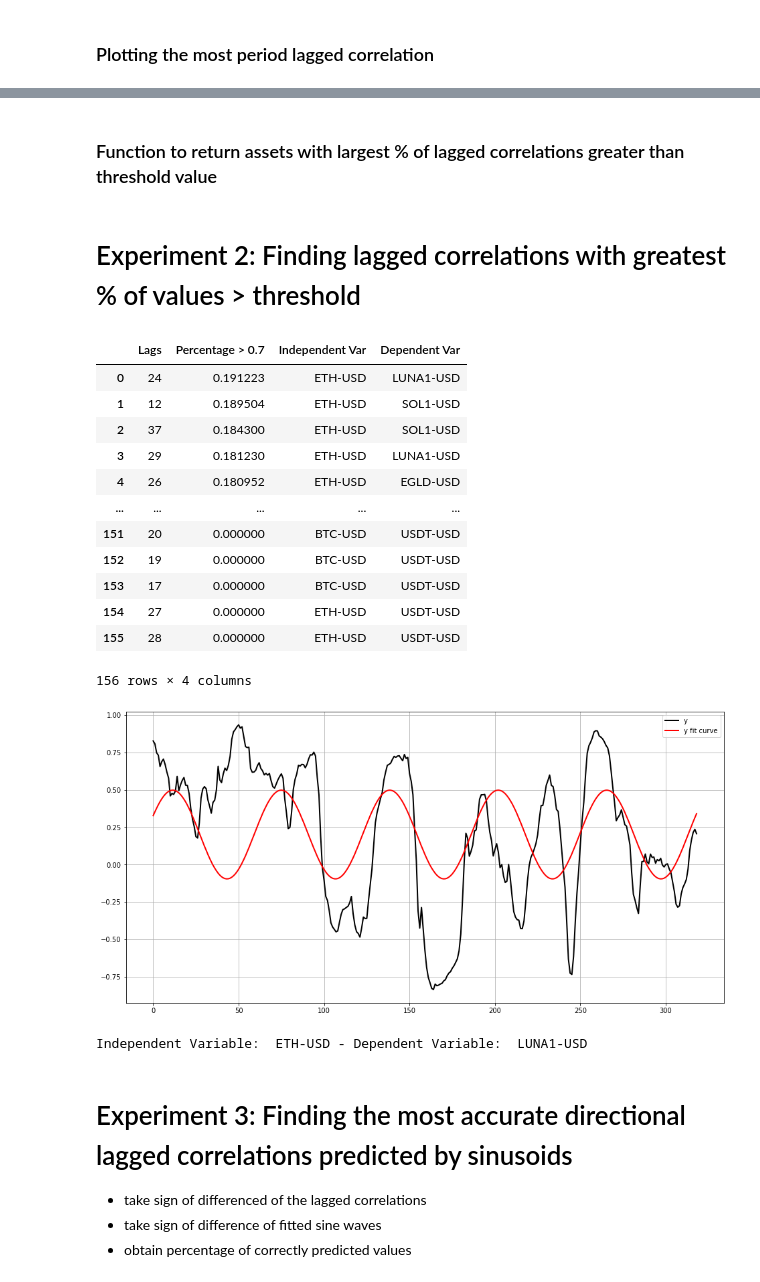
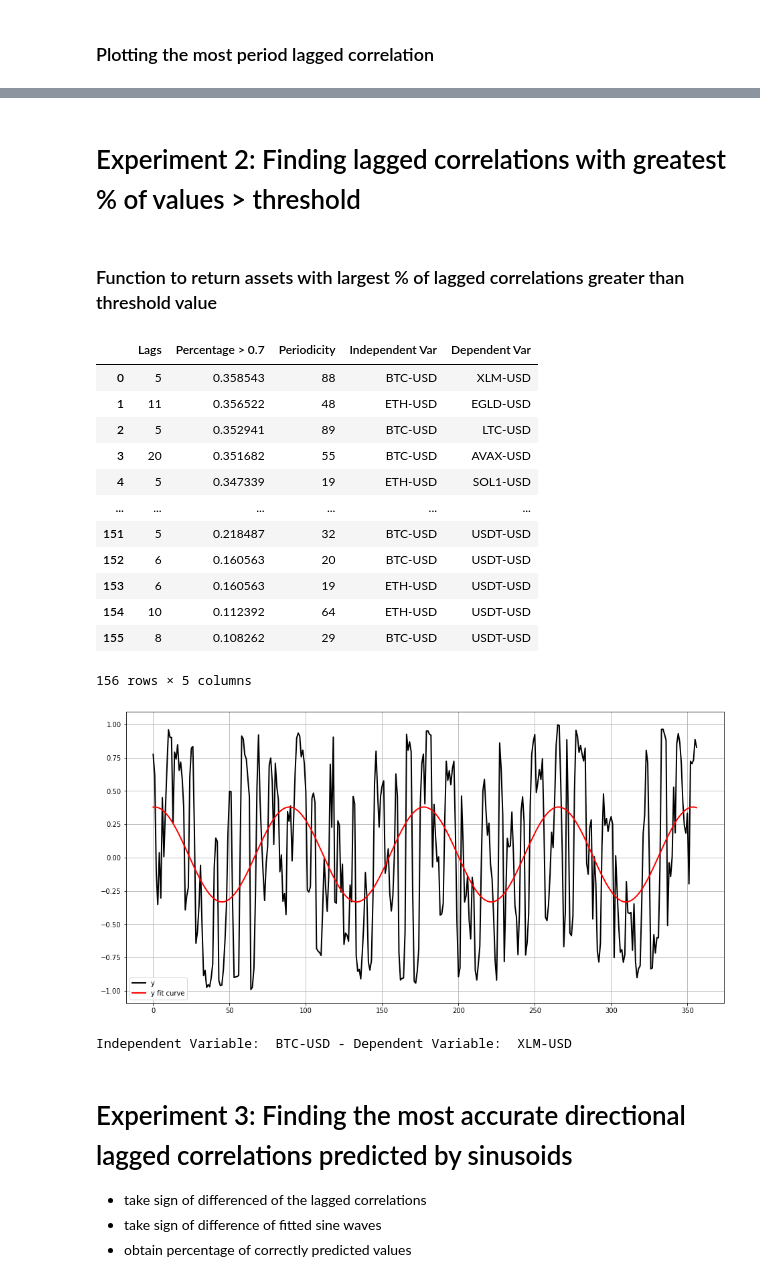
Before and after one commit to surajtirupati/TradingAlgorithms, a Jupyter notebook: crypto/Rolling&Lagged Correlation Analysis.ipynb, the cells around one changed output, grey strips where cells are left out. Cells and saved outputs as stored; diff of their text form; code cells hidden in the pictures.

```diff
--- a/crypto/Rolling&Lagged Correlation Analysis.ipynb
+++ b/crypto/Rolling&Lagged Correlation Analysis.ipynb
@@ -41,7 +42,7 @@ def lag_roll_corr(series1, series2, lag):
     - lagged rolling correlation with series 1 current day values correlated with series 2 future lagged values
     """
     pair = pd.concat([series1, series2], axis=1)
-    pair.iloc[:, 1] = pair.iloc[:, 1].shift(-lag)
+    pair.iloc[:, 0] = pair.iloc[:, 0].shift(lag)
     lagged_rcorr = pair.iloc[:, 0].rolling(lag).corr(pair.iloc[:, 1])
     lagged_rcorr = lagged_rcorr.dropna()
     return lagged_rcorr
@@ -261,7 +263,7 @@ def return_top_lags(predictor, predictee, k):
 
     output = []
 
-    for lag in range(2, 45):
+    for lag in range(2, 30):
 
         #print(lag)
 
@@ -356,31 +356,35 @@ Independent Variable:  BTC-USD - Dependent Variable:  USDT-USD
+# %% [markdown]
+# Experiment 2: Finding lagged correlations with greatest % of values > threshold
 # %% [markdown]
 ### Function to return assets with largest % of lagged correlations greater than threshold value
 # %%
-def return_top_perc(predictor, predictee, k, thresh):
+def return_top_perc(predictor, predictee, k, thresh, lag_range):
 
     output = []
 
-    for lag in range(2, 45):
+    for lag in range(lag_range[0], lag_range[1]):
         lag_roll_pears = lag_roll_corr(predictor, predictee, lag)
         perc = len(lag_roll_pears[abs(lag_roll_pears) > thresh])/len(lag_roll_pears)
-
-        output.append([lag, perc, predictor.name, predictee.name])
+        tt = np.arange(0, len(lag_roll_pears), 1)
+        res = fit_sin(tt, lag_roll_pears)
+        period = int((2*np.pi)/res["omega"])
+        output.append([lag, perc, period, predictor.name, predictee.name])
 
     top_perc = pd.DataFrame(output)
 
-    columns = ["Lags", "Percentage > {}".format(thresh), "Independent Var", "Dependent Var"] # column names
+    columns = ["Lags", "Percentage > {}".format(thresh), "Periodicity", "Independent Var", "Dependent Var"] # column names
 
     top_perc.columns = columns # set col names
 
-    top_perc = top_perc.nsmallest(k, "Percentage > {}".format(thresh))
+    top_perc = top_perc[top_perc["Periodicity"] < 100] # periodicity filter
+
+    top_perc = top_perc.nlargest(k, "Percentage > {}".format(thresh))
 
     return top_perc
-# %% [markdown]
-# Experiment 2: Finding lagged correlations with greatest % of values > threshold
 # %%
 thresh = 0.7
 k = 3
-
+lag_range = [5, 30]
 high_corr = pd.DataFrame()
 
 for j in range(0, 2):
@@ -389,7 +393,7 @@ for j in range(0, 2):
 
     for i in range(2, len(df_close.columns)-1):
         dependent_var = df_close.iloc[:, i]
-        tmp_df = return_top_perc(predictor, dependent_var, k, thresh)
+        tmp_df = return_top_perc(predictor, dependent_var, k, thresh, lag_range)
         high_corr = pd.concat([high_corr, tmp_df], axis=0)
 
 high_corr = high_corr.sort_values(by= "Percentage > {}".format(thresh), ascending=False)
@@ -398,43 +402,45 @@ high_corr = high_corr.reset_index(drop=True)
 
 high_corr
 # %% [output]
-|  | Lags | Percentage > 0.7 | Independent Var | Dependent Var |
-| 0 | 24 | 0.191223 | ETH-USD | LUNA1-USD |
-| 1 | 12 | 0.189504 | ETH-USD | SOL1-USD |
-| 2 | 37 | 0.184300 | ETH-USD | SOL1-USD |
-| 3 | 29 | 0.181230 | ETH-USD | LUNA1-USD |
-| 4 | 26 | 0.180952 | ETH-USD | EGLD-USD |
-| ... | ... | ... | ... | ... |
-| 151 | 20 | 0.000000 | BTC-USD | USDT-USD |
-| 152 | 19 | 0.000000 | BTC-USD | USDT-USD |
-| 153 | 17 | 0.000000 | BTC-USD | USDT-USD |
-| 154 | 27 | 0.000000 | ETH-USD | USDT-USD |
-| 155 | 28 | 0.000000 | ETH-USD | USDT-USD |
+|  | Lags | Percentage > 0.7 | Periodicity | Independent Var | Dependent Var |
+| 0 | 5 | 0.358543 | 88 | BTC-USD | XLM-USD |
+| 1 | 11 | 0.356522 | 48 | ETH-USD | EGLD-USD |
+| 2 | 5 | 0.352941 | 89 | BTC-USD | LTC-USD |
+| 3 | 20 | 0.351682 | 55 | BTC-USD | AVAX-USD |
+| 4 | 5 | 0.347339 | 19 | ETH-USD | SOL1-USD |
+| ... | ... | ... | ... | ... | ... |
+| 151 | 5 | 0.218487 | 32 | BTC-USD | USDT-USD |
+| 152 | 6 | 0.160563 | 20 | BTC-USD | USDT-USD |
+| 153 | 6 | 0.160563 | 19 | ETH-USD | USDT-USD |
+| 154 | 10 | 0.112392 | 64 | ETH-USD | USDT-USD |
+| 155 | 8 | 0.108262 | 29 | BTC-USD | USDT-USD |
-156 rows × 4 columns
+156 rows × 5 columns
 # %%
-lags = high_corr.iloc[0]["Lags"]
+which_lag = 0
 
-indep = df_close[high_corr.iloc[0]["Independent Var"]]
+lags = high_corr.iloc[which_lag]["Lags"]
 
-dep = df_close[high_corr.iloc[0]["Dependent Var"]]
+indep = df_close[high_corr.iloc[which_lag]["Independent Var"]]
+
+dep = df_close[high_corr.iloc[which_lag]["Dependent Var"]]
 
 lag_roll_pears = lag_roll_corr(indep, dep, lags)
 
 # generating the sinewave
 tt = np.arange(0, len(lag_roll_pears), 1)
 res = fit_sin(tt, lag_roll_pears)
 
 plt.figure(figsize=(16,8))
 plt.plot(tt, lag_roll_pears, "-k", label="y", linewidth=2)
 plt.plot(tt, res["fitfunc"](tt), "r-", label="y fit curve", linewidth=2)
 plt.legend(loc="best")
 plt.grid()
 plt.show()
 
 print("Independent Variable: ", high_corr.iloc[0]["Independent Var"], "-", "Dependent Variable: ", high_corr.iloc[0]["Dependent Var"])
 # %% [output]
-[figure, old version]
+[figure, new version]
-Independent Variable:  ETH-USD - Dependent Variable:  LUNA1-USD
+Independent Variable:  BTC-USD - Dependent Variable:  XLM-USD
 # %% [markdown]
 # Experiment 3: Finding the most accurate directional lagged correlations predicted by sinusoids
 - take sign of differenced of the lagged correlations
```
Also changed, not shown: parts of 25 cells of this notebook.
